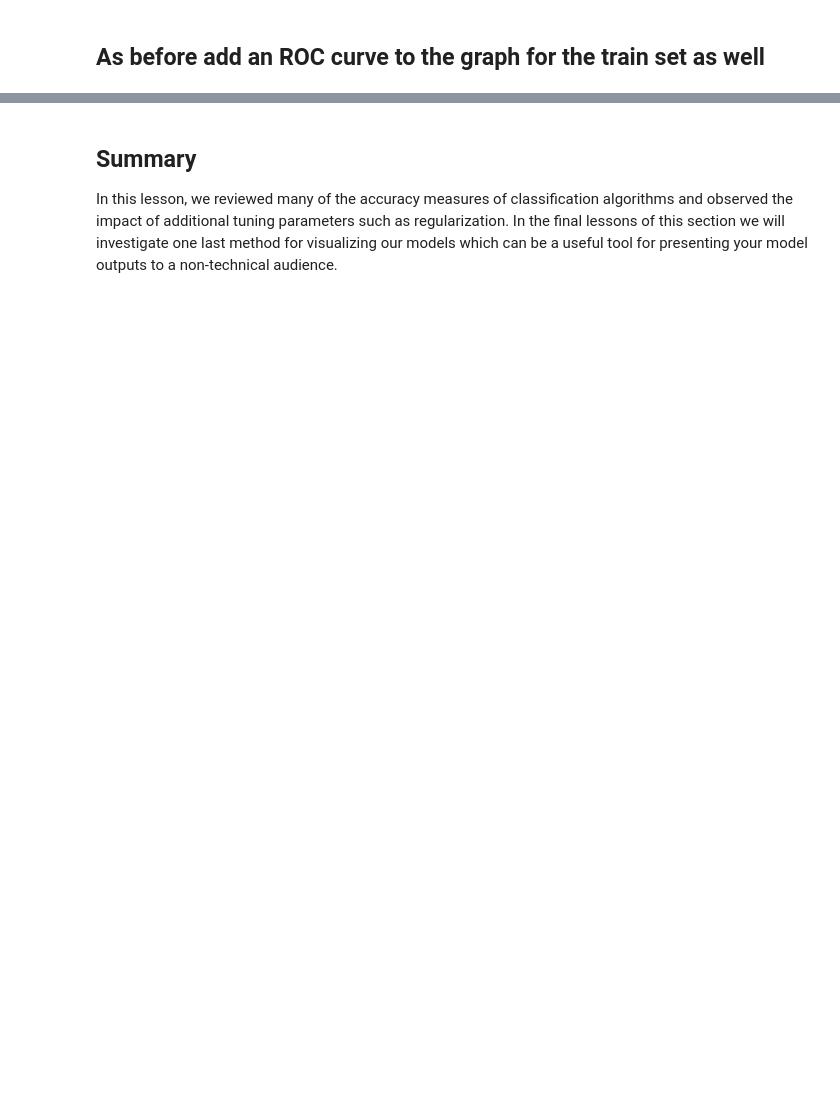
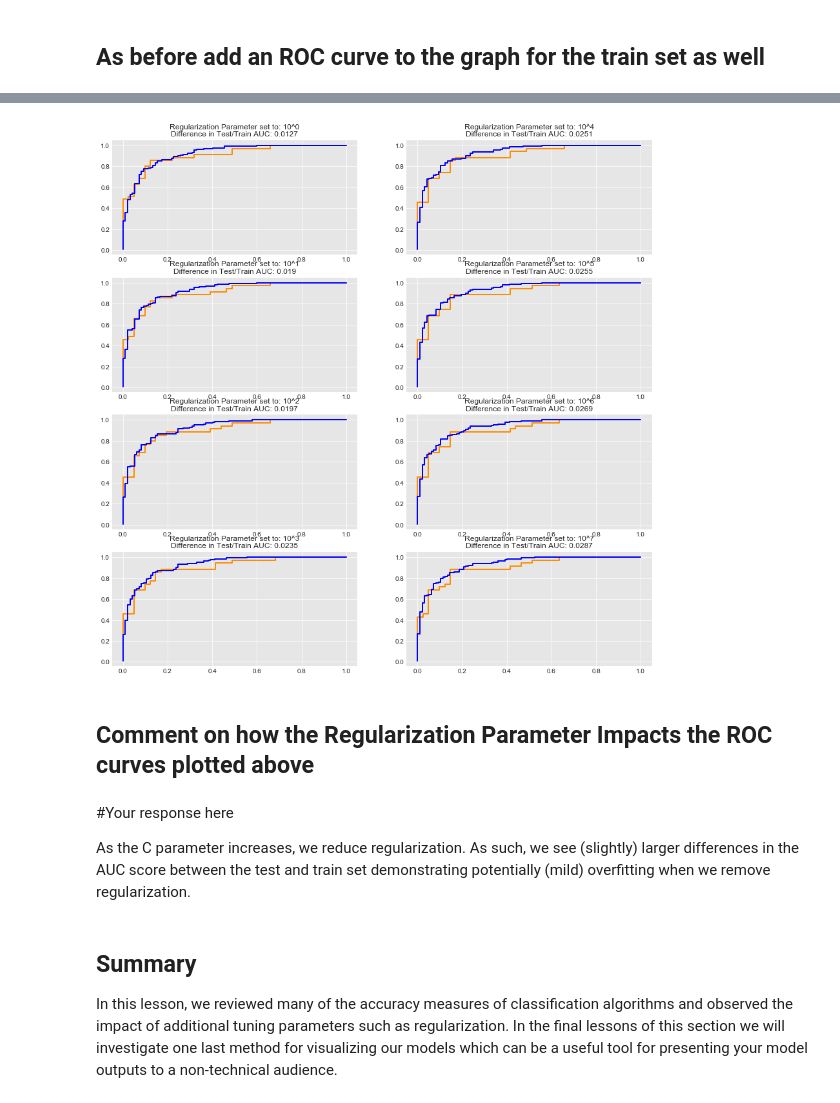
Before and after one commit to learn-co-curriculum/dsc-logistic-regression-model-comparisons-lab, a Jupyter notebook: index.ipynb, the cells around one changed output, grey strips where cells are left out. Drawn from its saved outputs; the diff is of its cells as text; code cells hidden in the pictures; blank space fills up the shorter version.

```diff
--- a/index.ipynb
+++ b/index.ipynb
@@ -243,3 +370,40 @@ Now, experiment with altering the regularization parameter. At minimum, create 5
+# %%
+fig, axes = plt.subplots(4,2, figsize=(15,15))
+for n in range(8):
+    i = n%4
+    j = n//4
+    ax = axes[i,j]
+    #Fit a model
+    logreg = LogisticRegression(fit_intercept=True, C=1.5**(n))
+    logreg.fit(X_train, y_train)
+    #Print Stats
+    y_test_score = logreg.decision_function(X_test)
+    y_train_score = logreg.decision_function(X_train)
+
+    test_fpr, test_tpr, test_thresholds = roc_curve(y_test, y_test_score)
+    train_fpr, train_tpr, train_thresholds = roc_curve(y_train, y_train_score)
+
+    test_auc = auc(test_fpr, test_tpr)
+    train_auc = auc(train_fpr, train_tpr)
+    auc_diff = round(train_auc - test_auc, 4)
+
+#     print('Test AUC with C=10^{}: {}'.format(n*2, auc(test_fpr, test_tpr)))
+#     print('Train AUCwith C=10^{}: {}'.format(n*2, auc(train_fpr, train_tpr)))
+    # Add the plot
+    ax.plot(test_fpr, test_tpr, color='darkorange',
+         lw=lw, label='Test ROC curve')
+    ax.plot(train_fpr, train_tpr, color='blue',
+             lw=lw, label='train ROC curve')
+
+    ax.set_title('Regularization Parameter set to: 10^{}\nDifference in Test/Train AUC: {}'.format(n, auc_diff))
+# %% [output]
+[figure, added]
+# %% [markdown]
+## Comment on how the Regularization Parameter Impacts the ROC curves plotted above
+# %% [markdown]
+#Your response here
+
+As the C parameter increases, we reduce regularization. As such, we see (slightly) larger differences in the AUC score between the test and train set demonstrating potentially (mild) overfitting when we remove regularization.
 # %% [markdown]
 ## Summary
 
```
Also changed, not shown: parts of 9 cells of this notebook, 5 other files.
